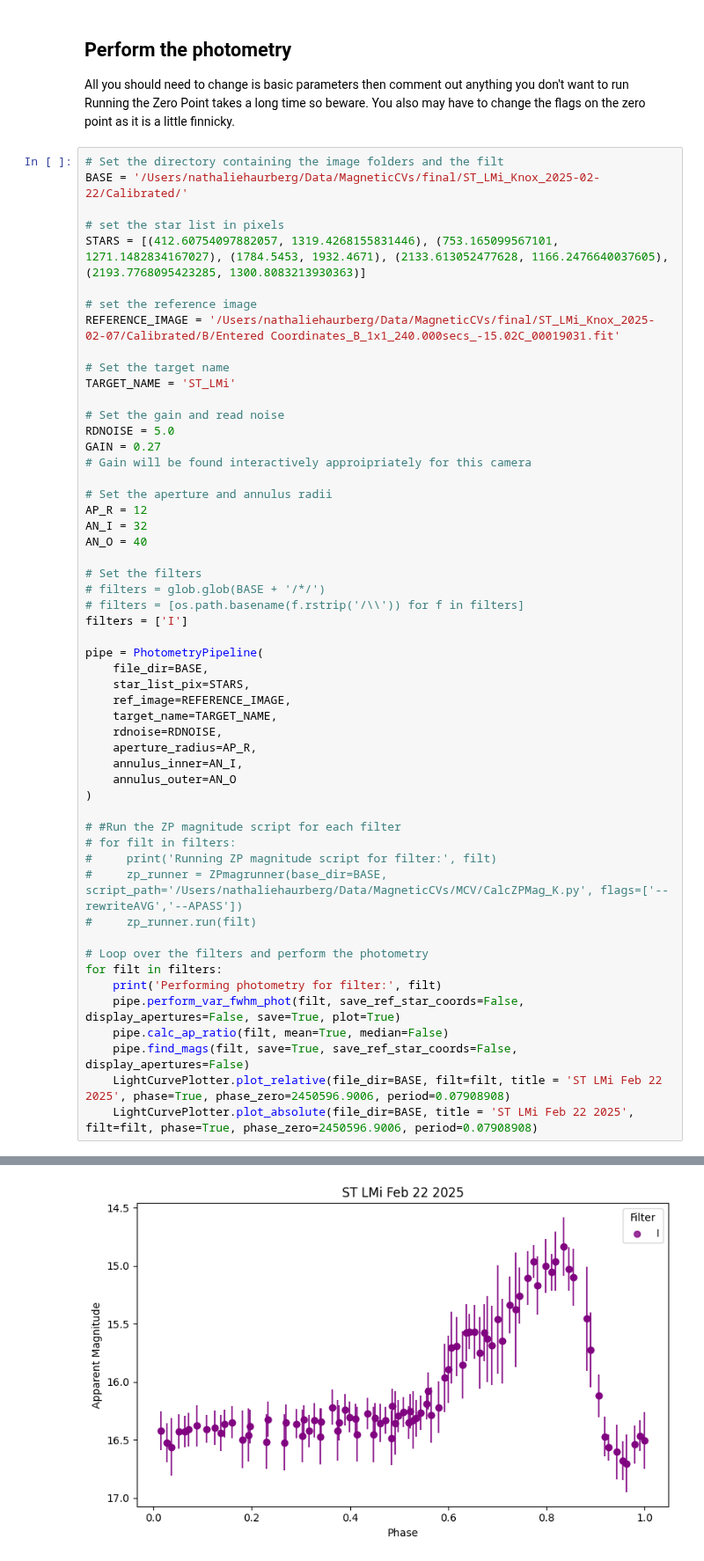
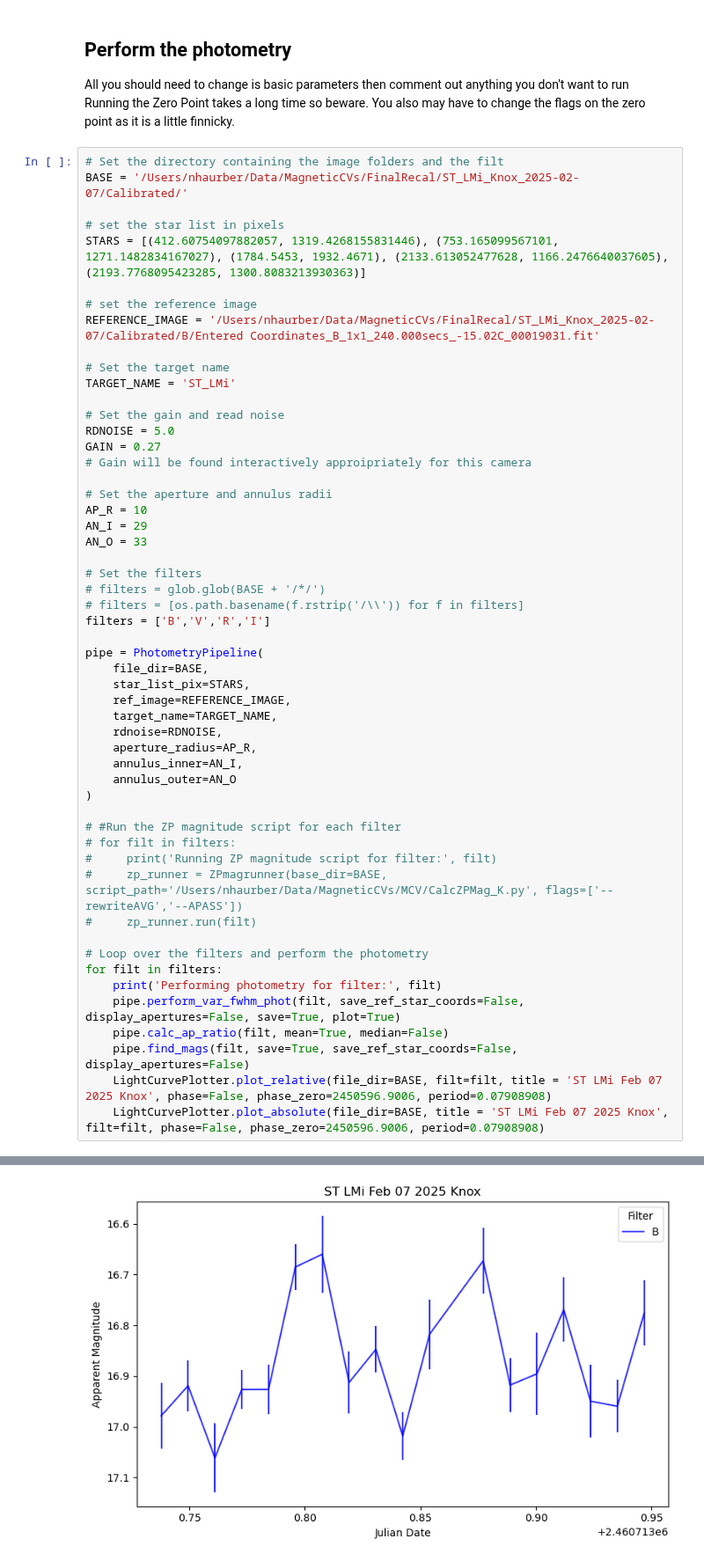
Before and after one commit to astronathalie/MCV, a Jupyter notebook: photstars_knox.ipynb, the cells around one changed output, grey strips where cells are left out. Shown at 88% size. Cells and saved outputs as stored; diff of their text form.

Commit message:
Updated paths and errors

```diff
--- a/photstars_knox.ipynb
+++ b/photstars_knox.ipynb
@@ -1357,13 +1373,13 @@ Running the Zero Point takes a long time so beware.
 You also may have to change the flags on the zero point as it is a little finnicky.
 # %%
 # Set the directory containing the image folders and the filt
-BASE = '/Users/nathaliehaurberg/Data/MagneticCVs/final/ST_LMi_Knox_2025-02-22/Calibrated/'
+BASE = '/Users/nhaurber/Data/MagneticCVs/FinalRecal/ST_LMi_Knox_2025-02-07/Calibrated/'
 
 # set the star list in pixels
 STARS = [(412.60754097882057, 1319.4268155831446), (753.165099567101, 1271.1482834167027), (1784.5453, 1932.4671), (2133.613052477628, 1166.2476640037605), (2193.7768095423285, 1300.8083213930363)]
 
 # set the reference image
-REFERENCE_IMAGE = '/Users/nathaliehaurberg/Data/MagneticCVs/final/ST_LMi_Knox_2025-02-07/Calibrated/B/Entered Coordinates_B_1x1_240.000secs_-15.02C_00019031.fit'
+REFERENCE_IMAGE = '/Users/nhaurber/Data/MagneticCVs/FinalRecal/ST_LMi_Knox_2025-02-07/Calibrated/B/Entered Coordinates_B_1x1_240.000secs_-15.02C_00019031.fit'
 
 # Set the target name
 TARGET_NAME = 'ST_LMi'
@@ -1374,14 +1390,14 @@ GAIN = 0.27
 # Gain will be found interactively approipriately for this camera
 
 # Set the aperture and annulus radii
-AP_R = 12
-AN_I = 32
-AN_O = 40
+AP_R = 10
+AN_I = 29
+AN_O = 33
 
 # Set the filters
 # filters = glob.glob(BASE + '/*/')
 # filters = [os.path.basename(f.rstrip('/\\')) for f in filters]
-filters = ['I']
+filters = ['B','V','R','I']
 
 pipe = PhotometryPipeline(
     file_dir=BASE,
@@ -1397,7 +1413,7 @@ pipe = PhotometryPipeline(
 # #Run the ZP magnitude script for each filter
 # for filt in filters:
 #     print('Running ZP magnitude script for filter:', filt)
-#     zp_runner = ZPmagrunner(base_dir=BASE, script_path='/Users/nathaliehaurberg/Data/MagneticCVs/MCV/CalcZPMag_K.py', flags=['--rewriteAVG','--APASS'])
+#     zp_runner = ZPmagrunner(base_dir=BASE, script_path='/Users/nhaurber/Data/MagneticCVs/MCV/CalcZPMag_K.py', flags=['--rewriteAVG','--APASS'])
 #     zp_runner.run(filt)
 
 # Loop over the filters and perform the photometry
@@ -1406,6 +1422,6 @@ for filt in filters:
     pipe.perform_var_fwhm_phot(filt, save_ref_star_coords=False, display_apertures=False, save=True, plot=True)
     pipe.calc_ap_ratio(filt, mean=True, median=False)
     pipe.find_mags(filt, save=True, save_ref_star_coords=False, display_apertures=False)
-    LightCurvePlotter.plot_relative(file_dir=BASE, filt=filt, title = 'ST LMi Feb 22 2025', phase=True, phase_zero=2450596.9006, period=0.07908908)
-    LightCurvePlotter.plot_absolute(file_dir=BASE, title = 'ST LMi Feb 22 2025', filt=filt, phase=True, phase_zero=2450596.9006, period=0.07908908)
+    LightCurvePlotter.plot_relative(file_dir=BASE, filt=filt, title = 'ST LMi Feb 07 2025 Knox', phase=False, phase_zero=2450596.9006, period=0.07908908)
+    LightCurvePlotter.plot_absolute(file_dir=BASE, title = 'ST LMi Feb 07 2025 Knox', filt=filt, phase=False, phase_zero=2450596.9006, period=0.07908908)
 # %% [output]
@@ -1435 +1445 @@ No R filter data found. Skipping R filter.
-[figure, old version]
+[figure, new version]
```
Also changed, not shown: parts of 2 cells of this notebook, 1 other file.
